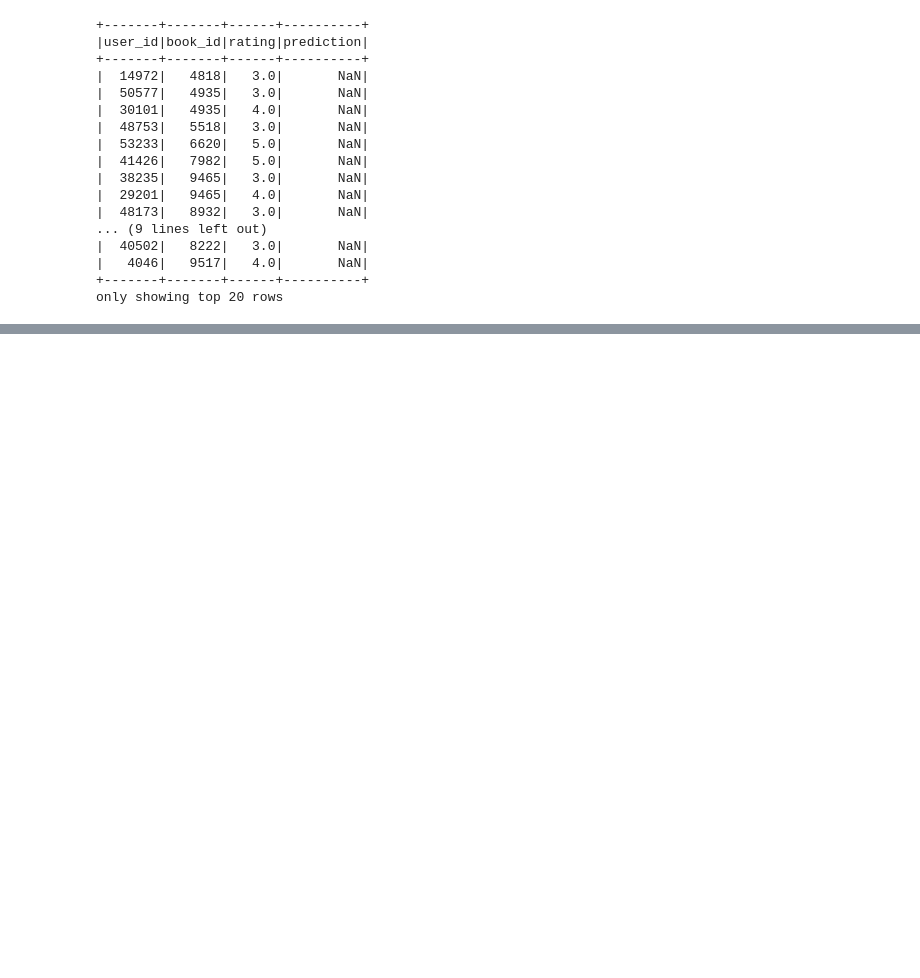
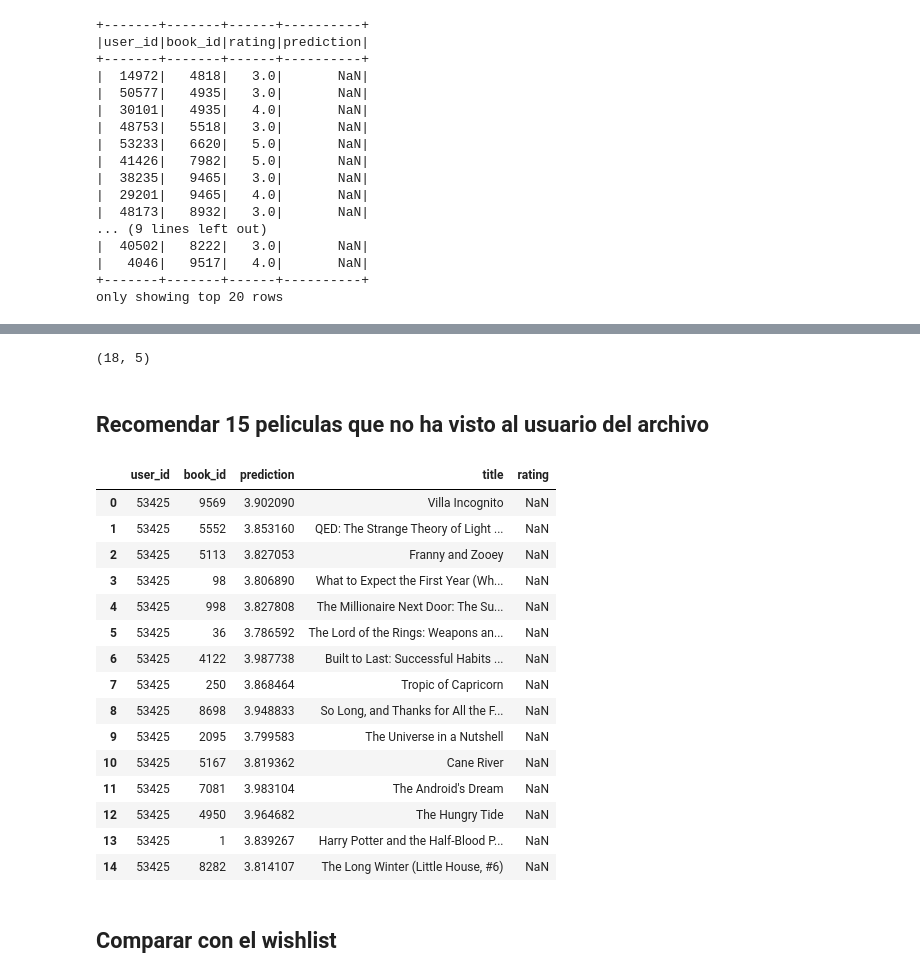
Before and after one commit to itscheel/NuevoRepo_BigData_Jennifer, a Jupyter notebook: tarea4 local.ipynb, the cells around one changed output, grey strips where cells are left out. Drawn from its saved outputs; the diff is of its cells as text; code cells hidden in the pictures; blank space fills up the shorter version.

Commit message:
Tarea 5, sistemas de recomendacion

```diff
--- a/tarea4 local.ipynb
+++ b/tarea4 local.ipynb
@@ -827,0 +871,30 @@ test_predictions.show()
+# %%
+##recomendaciones con título
+query = "select * from union where rating is null and user_id = 53425 and title is not null"
+recomendations = spark.sql(query).toPandas()
+recomendations.shape
+# %% [output]
+(18, 5)
+# %% [markdown]
+## Recomendar 15 peliculas que no ha visto al usuario del archivo
+# %%
+recomendations.head(15)
+# %% [output]
+|  | user_id | book_id | prediction | title | rating |
+| 0 | 53425 | 9569 | 3.902090 | Villa Incognito | NaN |
+| 1 | 53425 | 5552 | 3.853160 | QED: The Strange Theory of Light ... | NaN |
+| 2 | 53425 | 5113 | 3.827053 | Franny and Zooey | NaN |
+| 3 | 53425 | 98 | 3.806890 | What to Expect the First Year (Wh... | NaN |
+| 4 | 53425 | 998 | 3.827808 | The Millionaire Next Door: The Su... | NaN |
+| 5 | 53425 | 36 | 3.786592 | The Lord of the Rings: Weapons an... | NaN |
+| 6 | 53425 | 4122 | 3.987738 | Built to Last: Successful Habits ... | NaN |
+| 7 | 53425 | 250 | 3.868464 | Tropic of Capricorn | NaN |
+| 8 | 53425 | 8698 | 3.948833 | So Long, and Thanks for All the F... | NaN |
+| 9 | 53425 | 2095 | 3.799583 | The Universe in a Nutshell | NaN |
+| 10 | 53425 | 5167 | 3.819362 | Cane River | NaN |
+| 11 | 53425 | 7081 | 3.983104 | The Android's Dream | NaN |
+| 12 | 53425 | 4950 | 3.964682 | The Hungry Tide | NaN |
+| 13 | 53425 | 1 | 3.839267 | Harry Potter and the Half-Blood P... | NaN |
+| 14 | 53425 | 8282 | 3.814107 | The Long Winter (Little House, #6) | NaN |
+# %% [markdown]
+## Comparar con el wishlist
```
Also changed, not shown: parts of 44 cells of this notebook.
